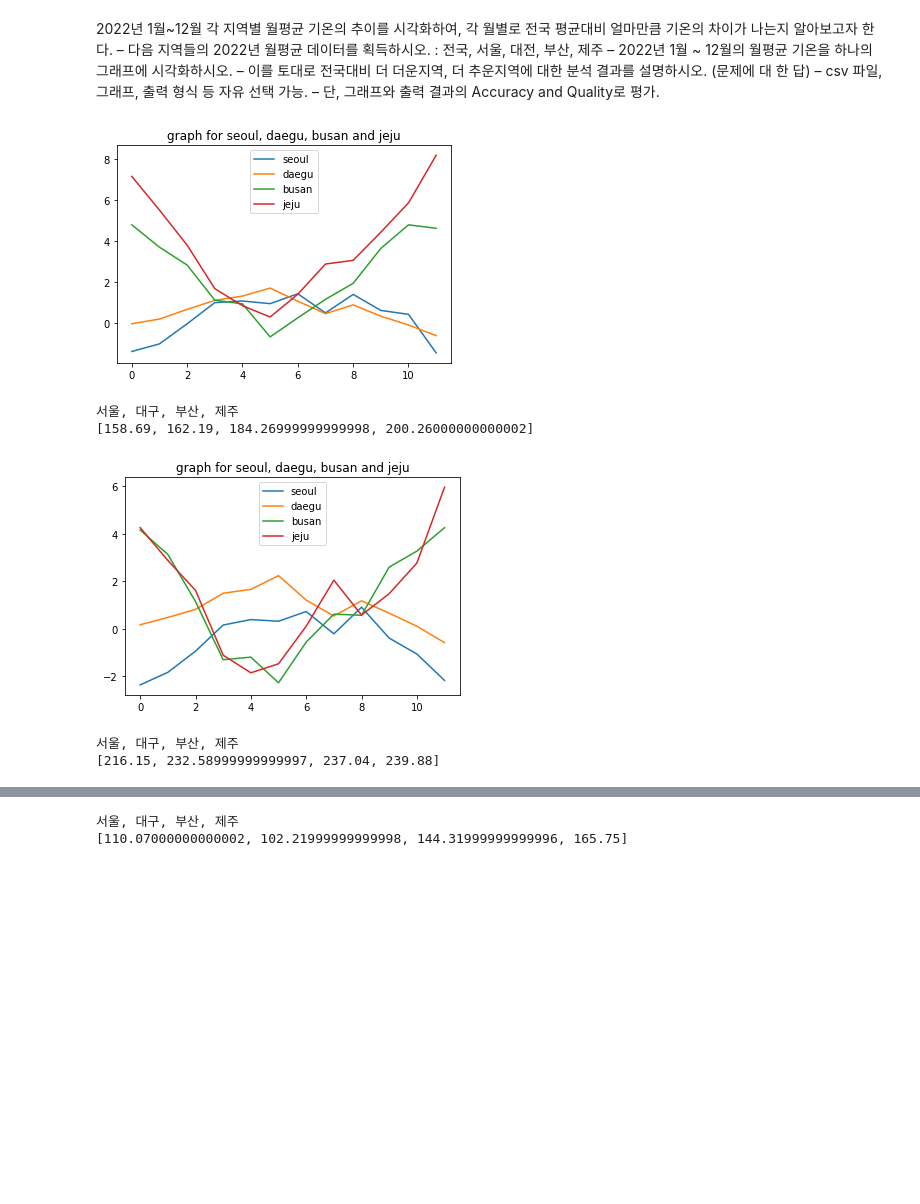
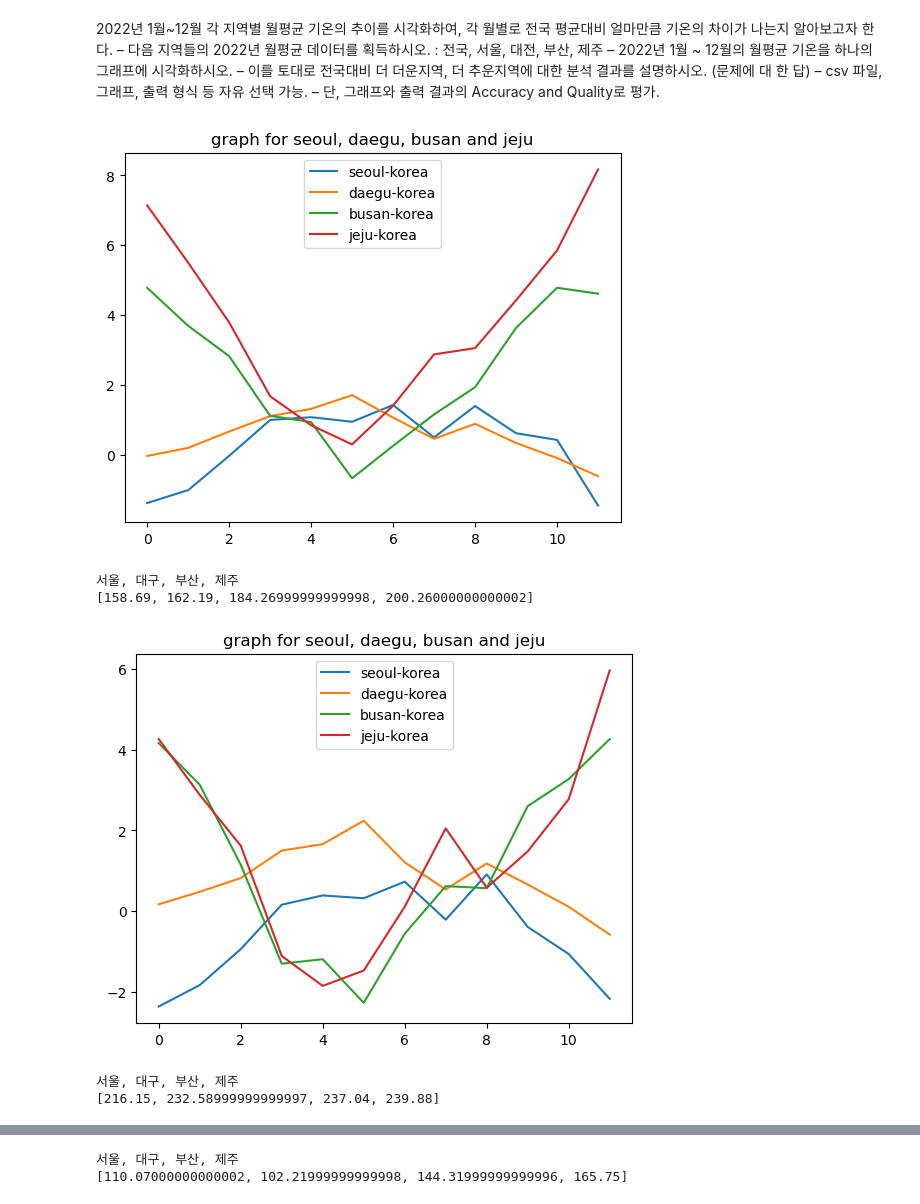
Before and after one commit to Spstars/HW6_your_initial, a Jupyter notebook: q1/q1.ipynb, the cells around one changed output, grey strips where cells are left out. Drawn from its saved outputs; the diff is of its cells as text; code cells hidden in the pictures; blank space fills up the shorter version.

```diff
--- a/q1/q1.ipynb
+++ b/q1/q1.ipynb
@@ -69,45 +69,45 @@ def main():
             contrast[i-1][j]=temperature[i][j]-temperature[0][j]
     plt.title("graph for seoul, daegu, busan and jeju")
     for i in range(4):
-        plt.plot(contrast[i],label=files[i+1].split(".")[0])
+        plt.plot(contrast[i],label=files[i+1].split(".")[0]+"-korea")
     plt.legend()
     plt.show()
     print("서울, 대구, 부산, 제주")
     print(avg_high[1:5])
 
     contrast=[[[] for _ in range(12)] for i in range(4)]
     for i in range(1,5):
         for j in range(12):
             contrast[i-1][j]=high_temp[i][j]-high_temp[0][j]
     plt.title("graph for seoul, daegu, busan and jeju")
     for i in range(4):
-        plt.plot(contrast[i],label=files[i+1].split(".")[0])
+        plt.plot(contrast[i],label=files[i+1].split(".")[0]+"-korea")
     plt.legend()
     plt.show()
     print("서울, 대구, 부산, 제주")
     print(high_high[1:5])
 
     contrast=[[[] for _ in range(12)] for i in range(4)]
     for i in range(1,5):
         for j in range(12):
             contrast[i-1][j]=low_temp[i][j]-low_temp[0][j]
     plt.title("graph for seoul, daegu, busan and jeju")
     for i in range(4):
-        plt.plot(contrast[i],label=files[i+1].split(".")[0])
+        plt.plot(contrast[i],label=files[i+1].split(".")[0]+"-korea")
     plt.legend()
     plt.show()
     print("서울, 대구, 부산, 제주")
     print(low_high[1:5])
 
 
 
 
 if __name__ == "__main__":
     main()
 # %% [output]
-[figure, old version]
+[figure, new version]
 서울, 대구, 부산, 제주
 [158.69, 162.19, 184.26999999999998, 200.26000000000002]
-[figure, old version]
+[figure, new version]
 서울, 대구, 부산, 제주
 [216.15, 232.58999999999997, 237.04, 239.88]
```
Also changed, not shown: parts of 4 cells of this notebook, 1 other file.
